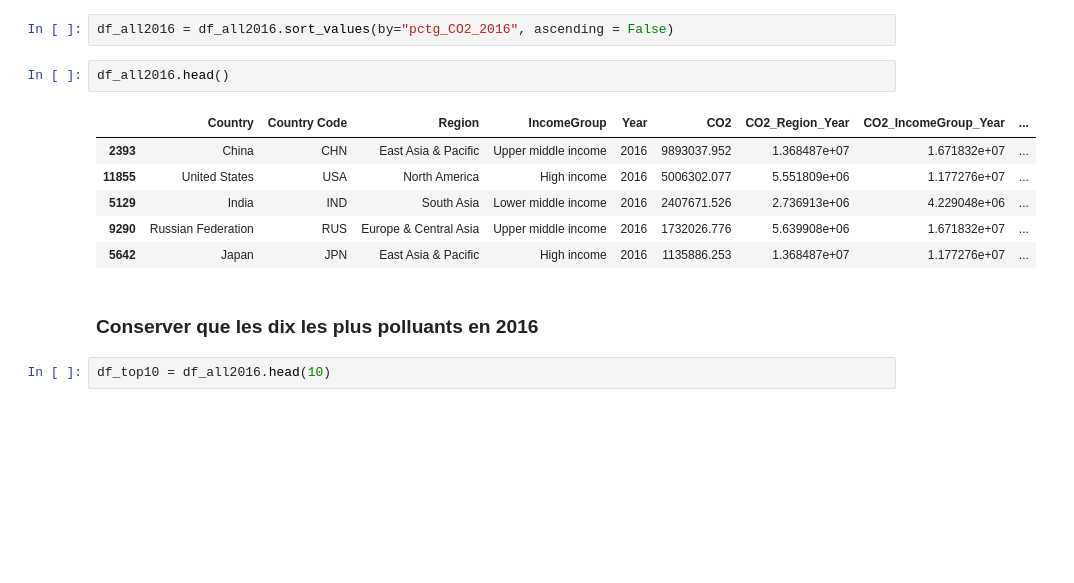
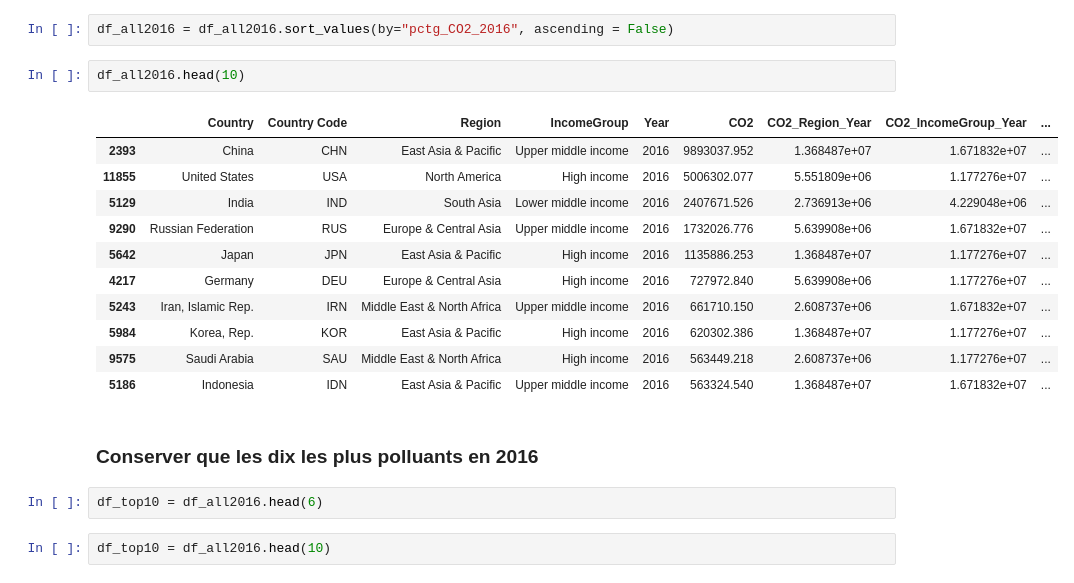
Before and after one commit to alfonsotis/RestitutionDonnees, a Jupyter notebook: FInalProject_ALFO2.ipynb, the cells around one changed output. Cells and saved outputs as stored; diff of their text form; blank space fills up the shorter version.

```diff
--- a/FInalProject_ALFO2.ipynb
+++ b/FInalProject_ALFO2.ipynb
@@ -1166,16 +1162,23 @@ See the caveats in the documentation: https://pandas.pydata.org/pandas-docs/stab
 # %%
 df_all2016 = df_all2016.sort_values(by="pctg_CO2_2016", ascending = False)
 # %%
-df_all2016.head()
+df_all2016.head(10)
 # %% [output]
 |  | Country | Country Code | Region | IncomeGroup | Year | CO2 | CO2_Region_Year | CO2_IncomeGroup_Year | ... |
 | 2393 | China | CHN | East Asia & Pacific | Upper middle income | 2016 | 9893037.952 | 1.368487e+07 | 1.671832e+07 | ... |
 | 11855 | United States | USA | North America | High income | 2016 | 5006302.077 | 5.551809e+06 | 1.177276e+07 | ... |
 | 5129 | India | IND | South Asia | Lower middle income | 2016 | 2407671.526 | 2.736913e+06 | 4.229048e+06 | ... |
 | 9290 | Russian Federation | RUS | Europe & Central Asia | Upper middle income | 2016 | 1732026.776 | 5.639908e+06 | 1.671832e+07 | ... |
 | 5642 | Japan | JPN | East Asia & Pacific | High income | 2016 | 1135886.253 | 1.368487e+07 | 1.177276e+07 | ... |
+| 4217 | Germany | DEU | Europe & Central Asia | High income | 2016 | 727972.840 | 5.639908e+06 | 1.177276e+07 | ... |
+| 5243 | Iran, Islamic Rep. | IRN | Middle East & North Africa | Upper middle income | 2016 | 661710.150 | 2.608737e+06 | 1.671832e+07 | ... |
+| 5984 | Korea, Rep. | KOR | East Asia & Pacific | High income | 2016 | 620302.386 | 1.368487e+07 | 1.177276e+07 | ... |
+| 9575 | Saudi Arabia | SAU | Middle East & North Africa | High income | 2016 | 563449.218 | 2.608737e+06 | 1.177276e+07 | ... |
+| 5186 | Indonesia | IDN | East Asia & Pacific | Upper middle income | 2016 | 563324.540 | 1.368487e+07 | 1.671832e+07 | ... |
 # %% [markdown]
 ### Conserver que les dix les plus polluants en 2016
+# %%
+df_top10 = df_all2016.head(6)
 # %%
 df_top10 = df_all2016.head(10)
 # %%
```
Also changed, not shown: parts of 23 cells of this notebook.
